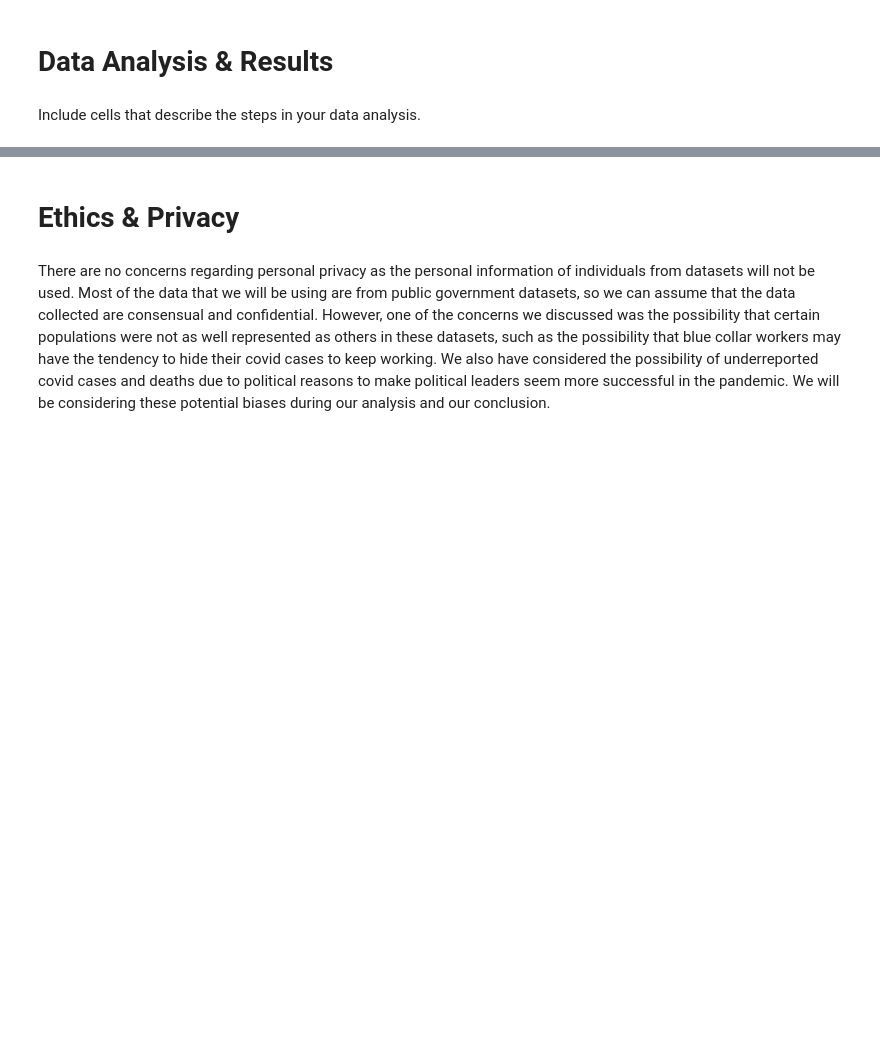
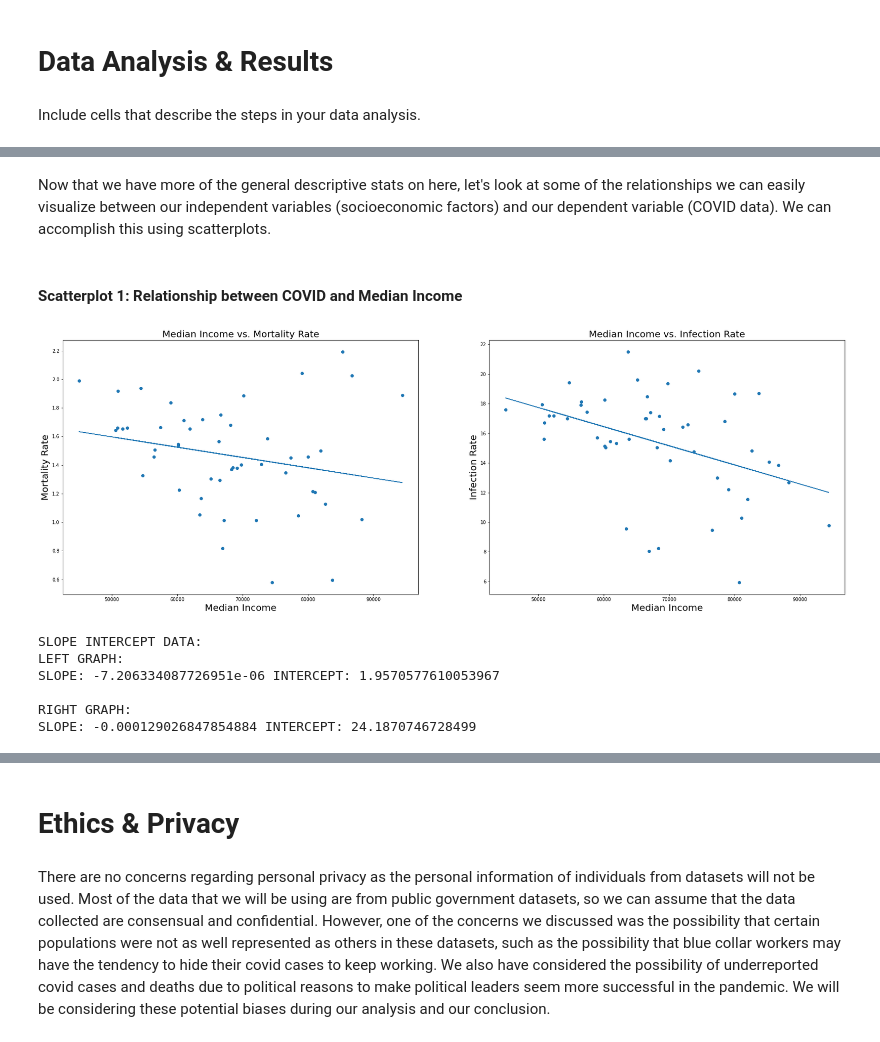
Before and after one commit to EthanLDot/COVID_Socioecon_DataScience_Project, a Jupyter notebook: FinalProjectGroup029-Wi22.ipynb, the cells around one changed output, grey strips where cells are left out. Drawn from its saved outputs; the diff is of its cells as text; code cells hidden in the pictures; blank space fills up the shorter version.

```diff
--- a/FinalProjectGroup029-Wi22.ipynb
+++ b/FinalProjectGroup029-Wi22.ipynb
@@ -389,0 +501,8 @@ Include cells that describe the steps in your data analysis.
+# %%
+# use get_overall_data
+overall_df = get_overall_data(12, 12, 2021)
+
+# create column for calculated coeffeicients
+overall_df['coeff'] = calculate_alpha(overall_df['median_income'],overall_df['%_with_insurance'], overall_df['%_white_collar'])
+
+overall_df.head()
@@ -389,0 +567,50 @@ Include cells that describe the steps in your data analysis.
+# %% [markdown]
+Now that we have more of the general descriptive stats on here, let's look at some of the relationships we can easily visualize between our independent variables (socioeconomic factors) and our dependent variable (COVID data). We can accomplish this using scatterplots.
+# %%
+#print slope/intercept data
+def getSiData(slope1, int1, slope2, int2):
+    print('SLOPE INTERCEPT DATA:\nLEFT GRAPH: ')
+    print('SLOPE: ' + str(slope1) + ' INTERCEPT: ' + str(int1))
+    print('\nRIGHT GRAPH: ')
+    print('SLOPE: ' + str(slope2) + ' INTERCEPT: ' + str(int2))
+# %% [markdown]
+#### Scatterplot 1: Relationship between COVID and Median Income
+# %%
+# scatterplot 1 (median_income vs mortality_rate) and (median_income vs infection_rate)
+
+#initialize the figure and scatterplots
+fig = plt.figure(figsize = (30, 10))
+ax1 = fig.add_subplot(121)
+ax2 = fig.add_subplot(122)
+
+a1, b1 = np.polyfit(overall_df['median_income'], overall_df['%_mortality_rate'], 1)
+a2, b2 = np.polyfit(overall_df['median_income'], overall_df['%_infection_rate'], 1)
+
+
+#integrate data from overall_df/data from all states
+ax1.scatter(overall_df['median_income'], overall_df['%_mortality_rate'])
+ax2.scatter(overall_df['median_income'], overall_df['%_infection_rate'])
+
+#titles and axis labels
+ax1.set_title('Median Income vs. Mortality Rate', fontsize = 20)
+ax1.set_xlabel('Median Income', fontsize = 20)
+ax1.set_ylabel('Mortality Rate', fontsize = 20)
+
+ax2.set_title('Median Income vs. Infection Rate', fontsize = 20)
+ax2.set_xlabel('Median Income', fontsize = 20)
+ax2.set_ylabel('Infection Rate', fontsize = 20)
+
+ax1.plot(overall_df['median_income'], a1*overall_df['median_income'] + b1)
+ax2.plot(overall_df['median_income'], a2*overall_df['median_income'] + b2)
+plt.show()
+
+#print slope/intercept data
+getSiData(a1, b1, a2, b2)
+# %% [output]
+[figure, added]
+SLOPE INTERCEPT DATA:
+LEFT GRAPH:
+SLOPE: -7.206334087726951e-06 INTERCEPT: 1.9570577610053967
+
+RIGHT GRAPH:
+SLOPE: -0.000129026847854884 INTERCEPT: 24.1870746728499
```
Also changed, not shown: parts of 36 cells of this notebook, 2 other files.
